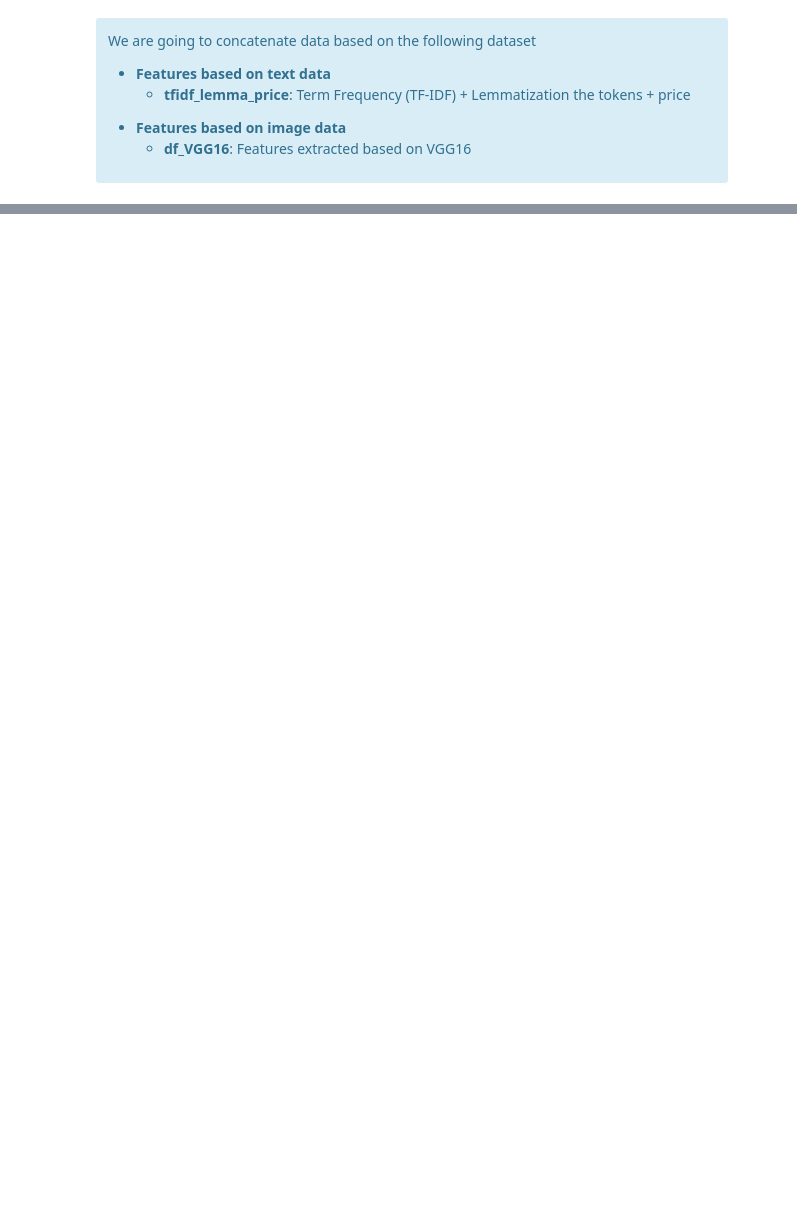
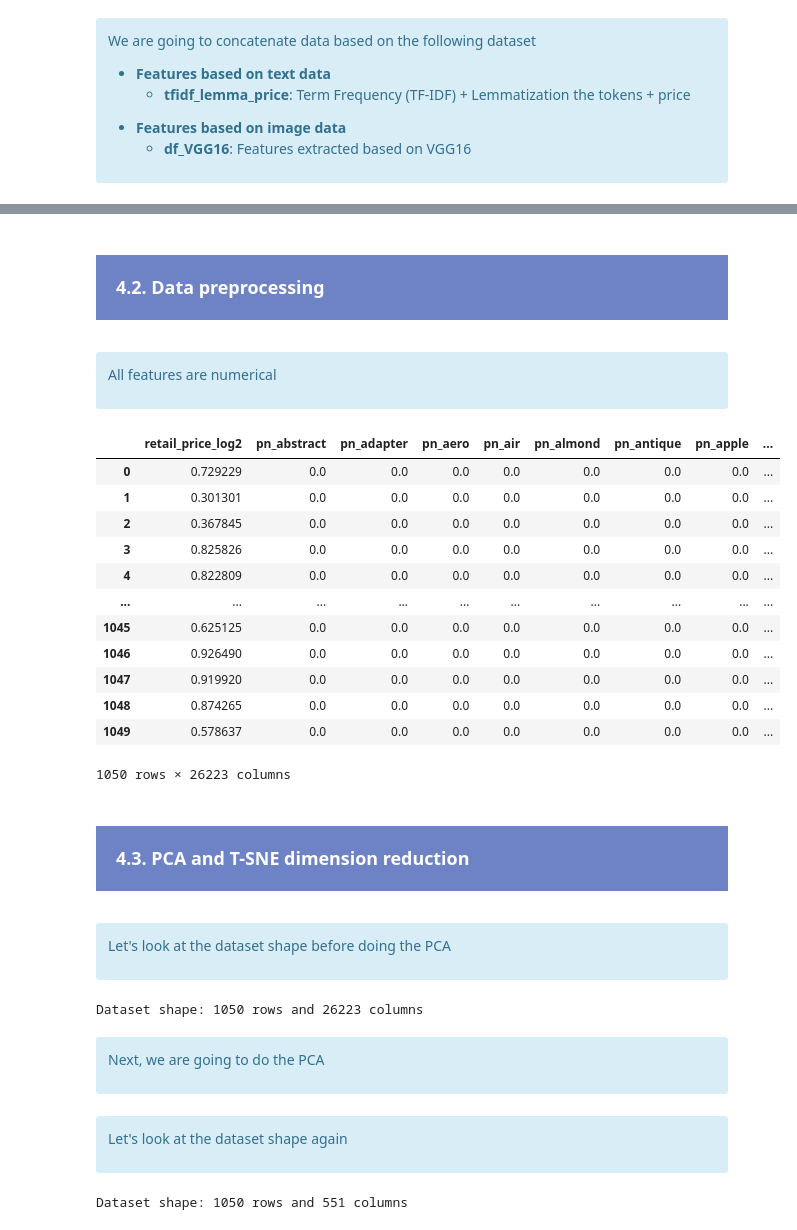
Before and after one commit to samirhinojosa/OC-P6-automatically-classify-consumer-goods, a Jupyter notebook: notebook_CNN.ipynb, the cells around one changed output, grey strips where cells are left out. Drawn from its saved outputs; the diff is of its cells as text; code cells hidden in the pictures; blank space fills up the shorter version.

```diff
--- a/notebook_CNN.ipynb
+++ b/notebook_CNN.ipynb
@@ -423,0 +445,54 @@ df_final = pd.merge(df_text, df_VGG16, left_index=True, right_index=True)
+# %% [markdown]
+<div style="background-color: #6D83C5;" >
+    <h3 style="margin: auto; padding: 20px; color:#fff; ">4.2. Data preprocessing</h3>
+</div>
+# %% [markdown]
+<div class="alert alert-block alert-info">
+    <p>All features are numerical</p>
+</div>
+# %%
+numerical_pipeline = make_pipeline(QuantileTransformer(random_state=42, output_distribution="uniform"))
+
+# Getting columns and index of dataset
+df_columns = df_final.columns
+df_index = df_final.index
+
+preprocessor = make_column_transformer(
+    (numerical_pipeline, df_columns)
+)
+
+data_scaled = preprocessor.fit_transform(df_final)
+df_scaled = pd.DataFrame(data_scaled, index=df_index, columns=df_columns)
+# %%
+df_scaled
+# %% [output]
+|  | retail_price_log2 | pn_abstract | pn_adapter | pn_aero | pn_air | pn_almond | pn_antique | pn_apple | ... |
+| 0 | 0.729229 | 0.0 | 0.0 | 0.0 | 0.0 | 0.0 | 0.0 | 0.0 | ... |
+| 1 | 0.301301 | 0.0 | 0.0 | 0.0 | 0.0 | 0.0 | 0.0 | 0.0 | ... |
+| 2 | 0.367845 | 0.0 | 0.0 | 0.0 | 0.0 | 0.0 | 0.0 | 0.0 | ... |
+| 3 | 0.825826 | 0.0 | 0.0 | 0.0 | 0.0 | 0.0 | 0.0 | 0.0 | ... |
+| 4 | 0.822809 | 0.0 | 0.0 | 0.0 | 0.0 | 0.0 | 0.0 | 0.0 | ... |
+| ... | ... | ... | ... | ... | ... | ... | ... | ... | ... |
+| 1045 | 0.625125 | 0.0 | 0.0 | 0.0 | 0.0 | 0.0 | 0.0 | 0.0 | ... |
+| 1046 | 0.926490 | 0.0 | 0.0 | 0.0 | 0.0 | 0.0 | 0.0 | 0.0 | ... |
+| 1047 | 0.919920 | 0.0 | 0.0 | 0.0 | 0.0 | 0.0 | 0.0 | 0.0 | ... |
+| 1048 | 0.874265 | 0.0 | 0.0 | 0.0 | 0.0 | 0.0 | 0.0 | 0.0 | ... |
+| 1049 | 0.578637 | 0.0 | 0.0 | 0.0 | 0.0 | 0.0 | 0.0 | 0.0 | ... |
+1050 rows × 26223 columns
+# %% [markdown]
+<div style="background-color: #6D83C5;" >
+    <h3 style="margin: auto; padding: 20px; color:#fff; ">4.3. PCA and T-SNE dimension reduction</h3>
+</div>
+# %% [markdown]
+<div class="alert alert-block alert-info">
+    <p>Let's look at the dataset shape before doing the PCA </p>
+</div>
+# %%
+print("Dataset shape: " + str(df_scaled.shape[0]) + " rows and " +
+      str(df_scaled.shape[1]) + " columns")
+# %% [output]
+Dataset shape: 1050 rows and 26223 columns
+# %% [markdown]
+<div class="alert alert-block alert-info">
+    <p>Next, we are going to do the PCA </p>
+</div>
@@ -423,0 +502,9 @@ df_final = pd.merge(df_text, df_VGG16, left_index=True, right_index=True)
+# %% [markdown]
+<div class="alert alert-block alert-info">
+    <p>Let's look at the dataset shape again </p>
+</div>
+# %%
+print("Dataset shape: " + str(df_scaled_pca.shape[0]) + " rows and " +
+      str(df_scaled_pca.shape[1]) + " columns")
+# %% [output]
+Dataset shape: 1050 rows and 551 columns
```
Also changed, not shown: parts of 23 cells of this notebook, 1 other file.
